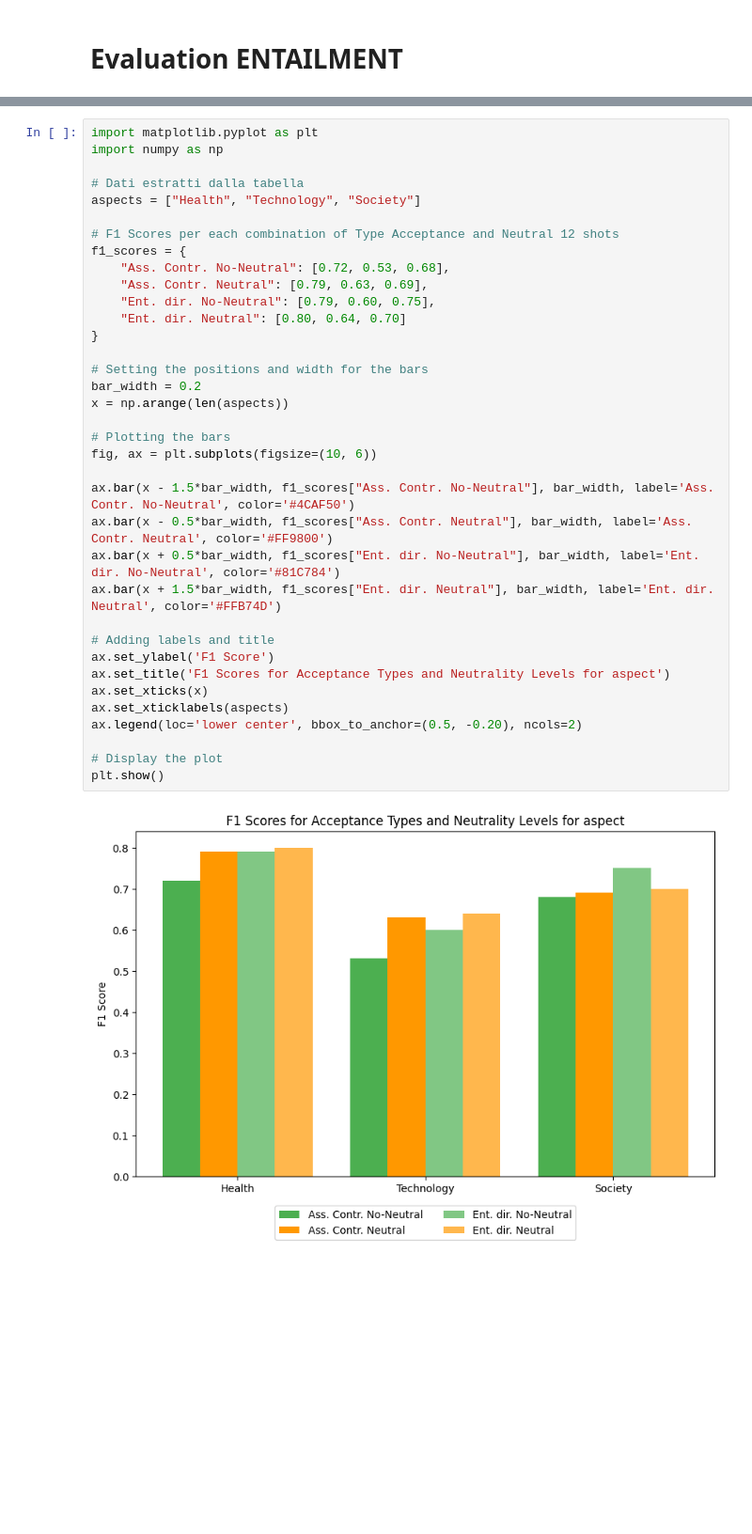
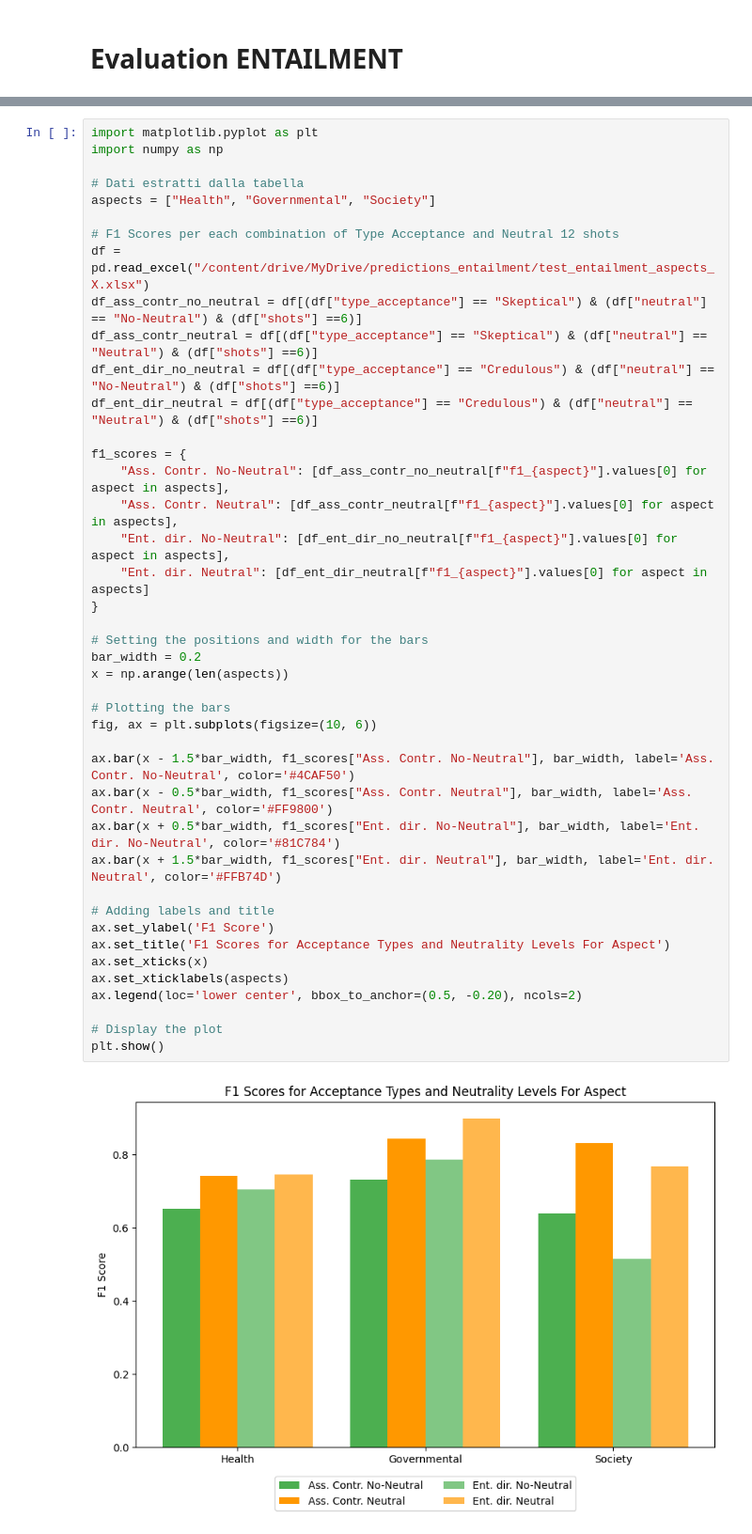
Before and after one commit to divadde/agentic_rag, a Jupyter notebook: hate_speech.ipynb, the cells around one changed output, grey strips where cells are left out. Shown at 94% size. Cells and saved outputs as stored; diff of their text form; blank space fills up the shorter version.

```diff
--- a/hate_speech.ipynb
+++ b/hate_speech.ipynb
@@ -678,37 +690,43 @@ plt.show()
 import matplotlib.pyplot as plt
 import numpy as np
 
 # Dati estratti dalla tabella
-aspects = ["Health", "Technology", "Society"]
+aspects = ["Health", "Governmental", "Society"]
 
 # F1 Scores per each combination of Type Acceptance and Neutral 12 shots
+df = pd.read_excel("/content/drive/MyDrive/predictions_entailment/test_entailment_aspects_X.xlsx")
+df_ass_contr_no_neutral = df[(df["type_acceptance"] == "Skeptical") & (df["neutral"] == "No-Neutral") & (df["shots"] ==6)]
+df_ass_contr_neutral = df[(df["type_acceptance"] == "Skeptical") & (df["neutral"] == "Neutral") & (df["shots"] ==6)]
+df_ent_dir_no_neutral = df[(df["type_acceptance"] == "Credulous") & (df["neutral"] == "No-Neutral") & (df["shots"] ==6)]
+df_ent_dir_neutral = df[(df["type_acceptance"] == "Credulous") & (df["neutral"] == "Neutral") & (df["shots"] ==6)]
+
 f1_scores = {
-    "Ass. Contr. No-Neutral": [0.72, 0.53, 0.68],
-    "Ass. Contr. Neutral": [0.79, 0.63, 0.69],
-    "Ent. dir. No-Neutral": [0.79, 0.60, 0.75],
-    "Ent. dir. Neutral": [0.80, 0.64, 0.70]
+    "Ass. Contr. No-Neutral": [df_ass_contr_no_neutral[f"f1_{aspect}"].values[0] for aspect in aspects],
+    "Ass. Contr. Neutral": [df_ass_contr_neutral[f"f1_{aspect}"].values[0] for aspect in aspects],
+    "Ent. dir. No-Neutral": [df_ent_dir_no_neutral[f"f1_{aspect}"].values[0] for aspect in aspects],
+    "Ent. dir. Neutral": [df_ent_dir_neutral[f"f1_{aspect}"].values[0] for aspect in aspects]
 }
 
 # Setting the positions and width for the bars
 bar_width = 0.2
 x = np.arange(len(aspects))
 
 # Plotting the bars
 fig, ax = plt.subplots(figsize=(10, 6))
 
 ax.bar(x - 1.5*bar_width, f1_scores["Ass. Contr. No-Neutral"], bar_width, label='Ass. Contr. No-Neutral', color='#4CAF50')
 ax.bar(x - 0.5*bar_width, f1_scores["Ass. Contr. Neutral"], bar_width, label='Ass. Contr. Neutral', color='#FF9800')
 ax.bar(x + 0.5*bar_width, f1_scores["Ent. dir. No-Neutral"], bar_width, label='Ent. dir. No-Neutral', color='#81C784')
 ax.bar(x + 1.5*bar_width, f1_scores["Ent. dir. Neutral"], bar_width, label='Ent. dir. Neutral', color='#FFB74D')
 
 # Adding labels and title
 ax.set_ylabel('F1 Score')
-ax.set_title('F1 Scores for Acceptance Types and Neutrality Levels for aspect')
+ax.set_title('F1 Scores for Acceptance Types and Neutrality Levels For Aspect')
 ax.set_xticks(x)
 ax.set_xticklabels(aspects)
 ax.legend(loc='lower center', bbox_to_anchor=(0.5, -0.20), ncols=2)
 
 # Display the plot
 plt.show()
 # %% [output]
-[figure, old version]
+[figure, new version]
```
Also changed, not shown: parts of 2 cells of this notebook, 1 other file.
